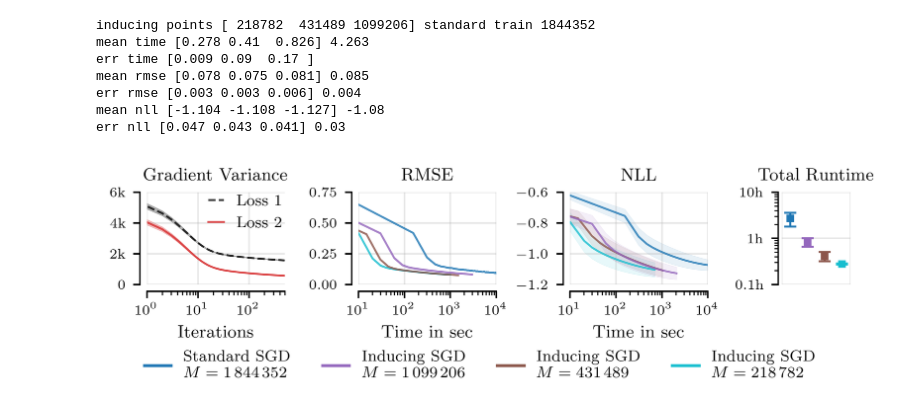
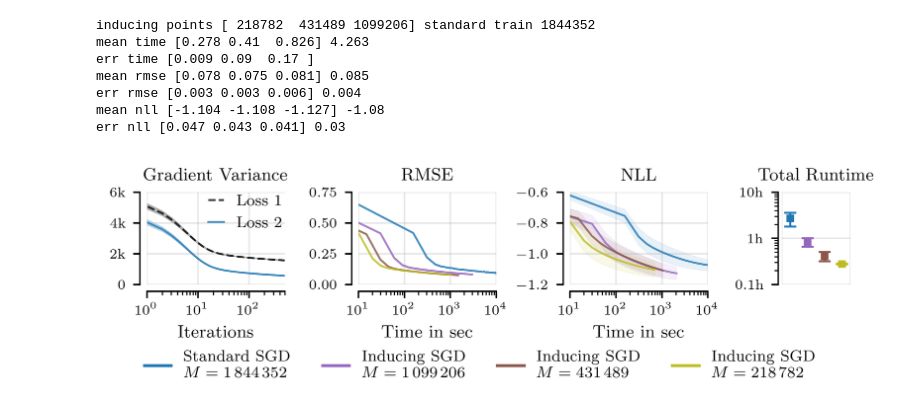
Before and after one commit to cambridge-mlg/sgd-gp, a Jupyter notebook: scalable_gps/notebooks/inducing_sgd_plots.ipynb, the cells around one changed output. Drawn from its saved outputs; the diff is of its cells as text; code cells hidden in the pictures.

```diff
--- a/scalable_gps/notebooks/inducing_sgd_plots.ipynb
+++ b/scalable_gps/notebooks/inducing_sgd_plots.ipynb
@@ -224,7 +224,7 @@ regular_sgd_llh = np.load(llh_trace_path, allow_pickle=True).item()
 results_path = "./grad_var.npy"
 grad_var = np.load(results_path, allow_pickle=True).item()
 # %%
-c = ['tab:cyan', 'tab:brown', 'tab:purple']
+c = ['tab:olive', 'tab:brown', 'tab:purple']
 
 def get_y_ticks(dataset):
     if dataset == '3droad':
@@ -237,7 +237,7 @@ def get_y_ticks(dataset):
         return [0, 0.1, 0.2, 0.3], None
 
 def get_color_grad_var(loss_idx):
-    return ['k', 'tab:red', 'tab:pink'][loss_idx]
+    return ['k', 'tab:blue', 'tab:pink'][loss_idx]
 
 def get_y_ticks_grad_var(dataset):
     if dataset == 'housing':
@@ -333,7 +333,8 @@ for dataset in ['houseelectric']:
 
     # ax_kept.bar(0, 1844352, color='tab:green', zorder=2)
 
-    for i, clustering_ratio in enumerate(clustering_ratios):
+    # for i, clustering_ratio in enumerate(clustering_ratios):
+    for i in [2, 1, 0]:
         errorfill(ax_rmse, time[i], mean_rmse[i], err_rmse[i], color=c[i],
                   alpha_line=alpha_line, alpha_fill=alpha_fill, linestyle=ls[i], lw=lw)
         errorfill(ax_llh, time[i][:n_steps], -mean_llh[i], err_llh[i], color=c[i],
@@ -410,31 +411,31 @@ for dataset in ['houseelectric']:
     #     def create_artists(self, legend, orig_handle, x0, y0, width, height, fontsize, trans):
     #         l1 = Line2D([x0,y0+width], [1.0*height, 1.0*height], color=c[2], linestyle=ls[2])
     #         l2 = Line2D([x0,y0+width], [0.5*height, 0.5*height], color=c[1], linestyle=ls[1])
     #         l3 = Line2D([x0,y0+width], [0.0*height, 0.0*height], color=c[0], linestyle=ls[0])
     #         return [l1, l2, l3]
 
     # inducing_sgd_handle = [Line2D([], [], color=c[0], linestyle=ls[0]),
     #                        Line2D([], [], color=c[1], linestyle=ls[1]),
     #                        Line2D([], [], color=c[2], linestyle=ls[2])]
     # legend_handles.append(object)
     # fig.legend(legend_handles, ["Standard SGD", "Inducing SGD"], handler_map={object: AnyObjectHandler()},
     #            loc='center', bbox_to_anchor=(0.88, 0.2), fontsize=8, frameon=False, handlelength=1.7, borderpad=0.4)
 
     legend_handles = [Line2D([], [], color='tab:blue', linestyle='-'),
                       Line2D([], [], color=c[2], linestyle=ls[2]),
                       Line2D([], [], color=c[1], linestyle=ls[1]),
                       Line2D([], [], color=c[0], linestyle=ls[0])]
     labels = ["Standard SGD\n"+r"$M=1\,844\,352$", "Inducing SGD\n"+r"$M=1\,099\,206$", "Inducing SGD\n"+r"$M=431\,489$", "Inducing SGD\n"+r"$M=218\,782$"]
     fig.legend(legend_handles, labels, ncols=4, loc='center', bbox_to_anchor=(0.5, 0.0), fontsize=8, frameon=False, handlelength=1.7, borderpad=0.4)
     fig.tight_layout(w_pad=0.5, h_pad=0.2)
     fig.savefig(f"../../figures/grad_var_inducing_sgd.pdf", bbox_inches='tight', pad_inches=0.01)
     fig.savefig(f"../../figures/grad_var_inducing_sgd.png", bbox_inches='tight', pad_inches=0.01)
 # %% [output]
 inducing points [ 218782  431489 1099206] standard train 1844352
 mean time [0.278 0.41  0.826] 4.263
 err time [0.009 0.09  0.17 ]
 mean rmse [0.078 0.075 0.081] 0.085
 err rmse [0.003 0.003 0.006] 0.004
 mean nll [-1.104 -1.108 -1.127] -1.08
 err nll [0.047 0.043 0.041] 0.03
-[figure, old version]
+[figure, new version]
```
Also changed, not shown: 3 other files.
